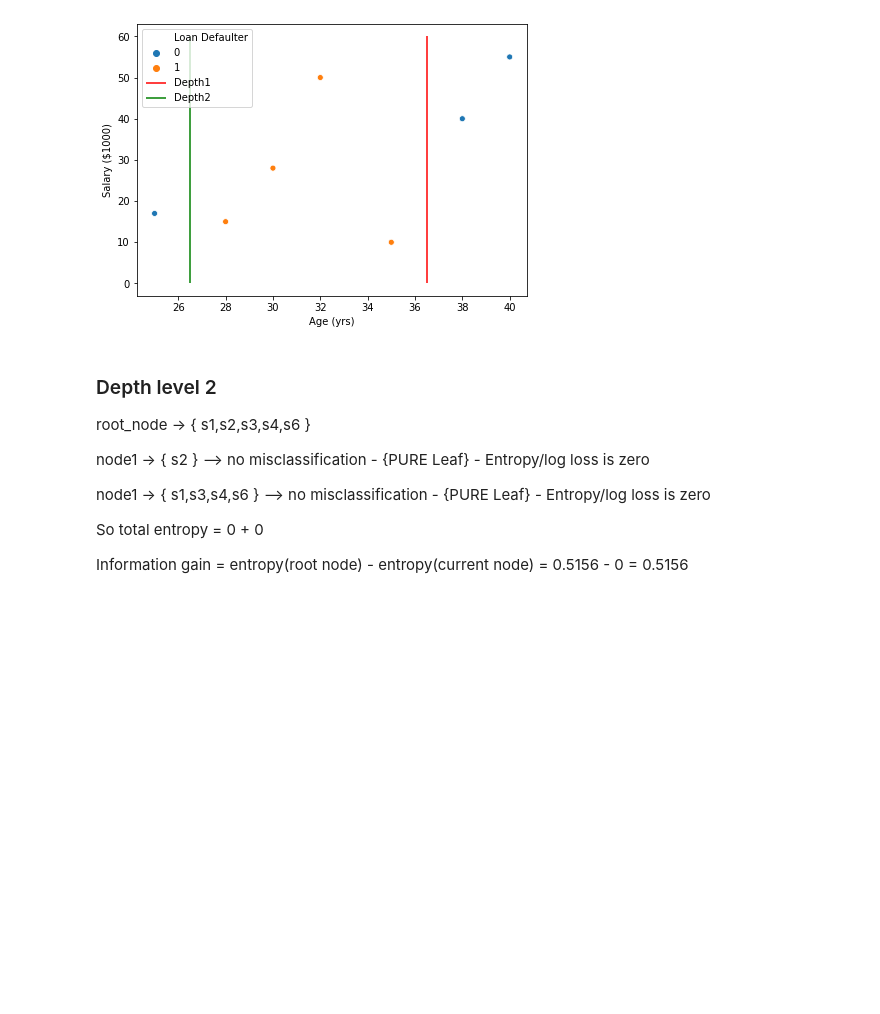
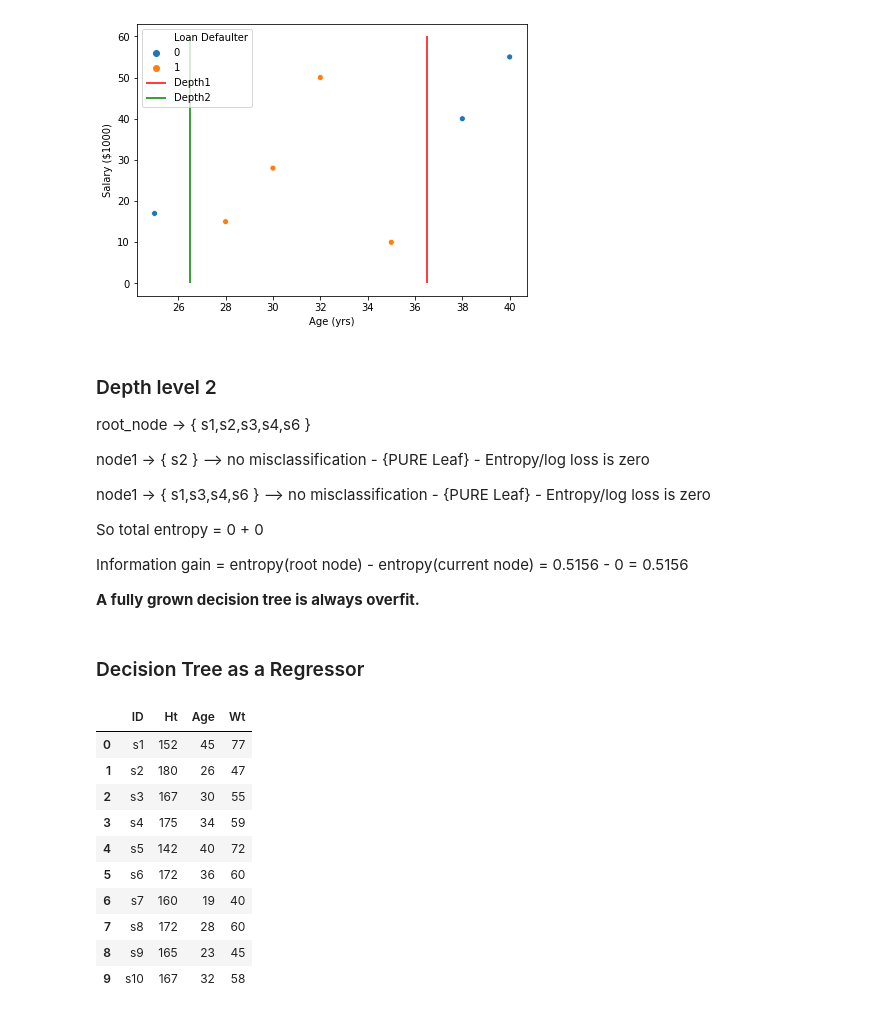
Before and after one commit to pratikasarkar/Supervised-Learning---Classification, a Jupyter notebook: Classification_Basics.ipynb, the cells around one changed output. Cells and saved outputs as stored; diff of their text form; code cells hidden in the pictures; blank space fills up the shorter version.

```diff
--- a/Classification_Basics.ipynb
+++ b/Classification_Basics.ipynb
@@ -736,3 +738,26 @@ node1 -> { s1,s3,s4,s6 } --> no misclassification - {PURE Leaf} - Entropy/log lo
 So total entropy = 0 + 0
 
 Information gain = entropy(root node) - entropy(current node) = 0.5156 - 0 = 0.5156
+
+**A fully grown decision tree is always overfit.**
+# %% [markdown]
+### Decision Tree as a Regressor
+# %%
+df_dtr = pd.DataFrame({'ID' : ['s1','s2','s3','s4','s5','s6','s7','s8','s9','s10'],
+                       'Ht' : [152,180,167,175,142,172,160,172,165,167],
+                       'Age' : [45,26,30,34,40,36,19,28,23,32],
+                       'Wt' : [77,47,55,59,72,60,40,60,45,58]})
+# %%
+df_dtr
+# %% [output]
+|  | ID | Ht | Age | Wt |
+| 0 | s1 | 152 | 45 | 77 |
+| 1 | s2 | 180 | 26 | 47 |
+| 2 | s3 | 167 | 30 | 55 |
+| 3 | s4 | 175 | 34 | 59 |
+| 4 | s5 | 142 | 40 | 72 |
+| 5 | s6 | 172 | 36 | 60 |
+| 6 | s7 | 160 | 19 | 40 |
+| 7 | s8 | 172 | 28 | 60 |
+| 8 | s9 | 165 | 23 | 45 |
+| 9 | s10 | 167 | 32 | 58 |
```
Also changed, not shown: parts of 8 cells of this notebook.
